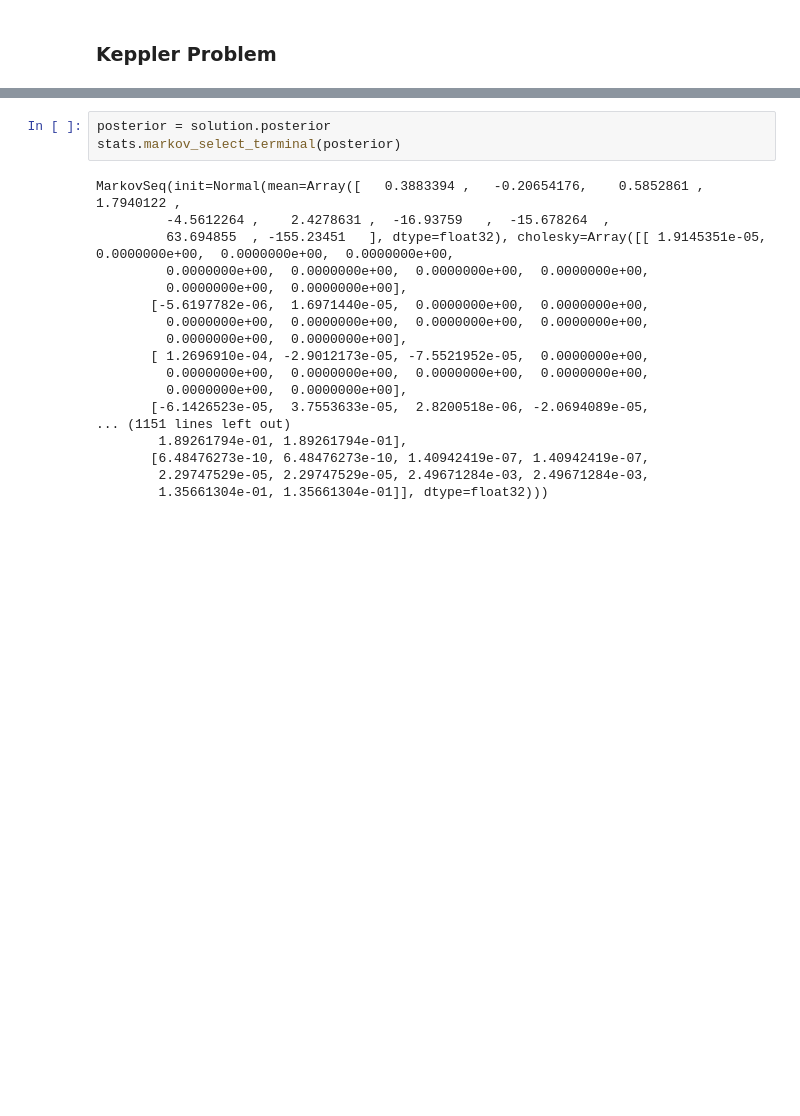
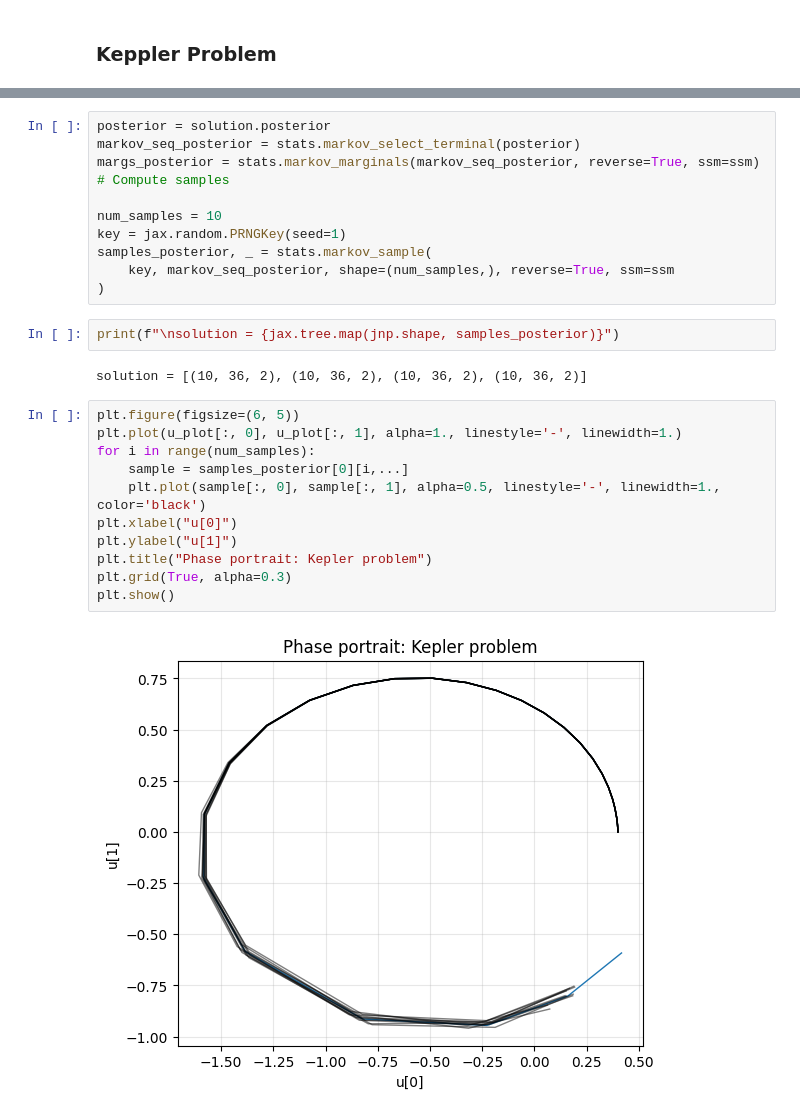
Before and after one commit to paufisch/ode_filters, a Jupyter notebook: probdiffeq.ipynb, the cells around one changed output, grey strips where cells are left out. Drawn from its saved outputs; the diff is of its cells as text; blank space fills up the shorter version.

Commit message:
added working sampling for keppler problem

```diff
--- a/probdiffeq.ipynb
+++ b/probdiffeq.ipynb
@@ -368,21 +374,28 @@ solution = IVPSolution(t=(98,), u=[(98, 2), (98, 2), (98, 2), (98, 2), (98, 2)],
 # %%
 posterior = solution.posterior
-stats.markov_select_terminal(posterior)
+markov_seq_posterior = stats.markov_select_terminal(posterior)
+margs_posterior = stats.markov_marginals(markov_seq_posterior, reverse=True, ssm=ssm)
+# Compute samples
+
+num_samples = 10
+key = jax.random.PRNGKey(seed=1)
+samples_posterior, _ = stats.markov_sample(
+    key, markov_seq_posterior, shape=(num_samples,), reverse=True, ssm=ssm
+)
-# %% [output]
-MarkovSeq(init=Normal(mean=Array([   0.3883394 ,   -0.20654176,    0.5852861 ,    1.7940122 ,
-         -4.5612264 ,    2.4278631 ,  -16.93759   ,  -15.678264  ,
-         63.694855  , -155.23451   ], dtype=float32), cholesky=Array([[ 1.9145351e-05,  0.0000000e+00,  0.0000000e+00,  0.0000000e+00,
-         0.0000000e+00,  0.0000000e+00,  0.0000000e+00,  0.0000000e+00,
-         0.0000000e+00,  0.0000000e+00],
-       [-5.6197782e-06,  1.6971440e-05,  0.0000000e+00,  0.0000000e+00,
-         0.0000000e+00,  0.0000000e+00,  0.0000000e+00,  0.0000000e+00,
-         0.0000000e+00,  0.0000000e+00],
-       [ 1.2696910e-04, -2.9012173e-05, -7.5521952e-05,  0.0000000e+00,
-         0.0000000e+00,  0.0000000e+00,  0.0000000e+00,  0.0000000e+00,
-         0.0000000e+00,  0.0000000e+00],
-       [-6.1426523e-05,  3.7553633e-05,  2.8200518e-06, -2.0694089e-05,
-... (1151 lines left out)
-        1.89261794e-01, 1.89261794e-01],
-       [6.48476273e-10, 6.48476273e-10, 1.40942419e-07, 1.40942419e-07,
-        2.29747529e-05, 2.29747529e-05, 2.49671284e-03, 2.49671284e-03,
-        1.35661304e-01, 1.35661304e-01]], dtype=float32)))
+# %%
+print(f"\nsolution = {jax.tree.map(jnp.shape, samples_posterior)}")
+# %% [output]
+solution = [(10, 36, 2), (10, 36, 2), (10, 36, 2), (10, 36, 2)]
+# %%
+plt.figure(figsize=(6, 5))
+plt.plot(u_plot[:, 0], u_plot[:, 1], alpha=1., linestyle='-', linewidth=1.)
+for i in range(num_samples):
+    sample = samples_posterior[0][i,...]
+    plt.plot(sample[:, 0], sample[:, 1], alpha=0.5, linestyle='-', linewidth=1., color='black')
+plt.xlabel("u[0]")
+plt.ylabel("u[1]")
+plt.title("Phase portrait: Kepler problem")
+plt.grid(True, alpha=0.3)
+plt.show()
+# %% [output]
+[figure, added]
```
Also changed, not shown: parts of 1 cell of this notebook.
